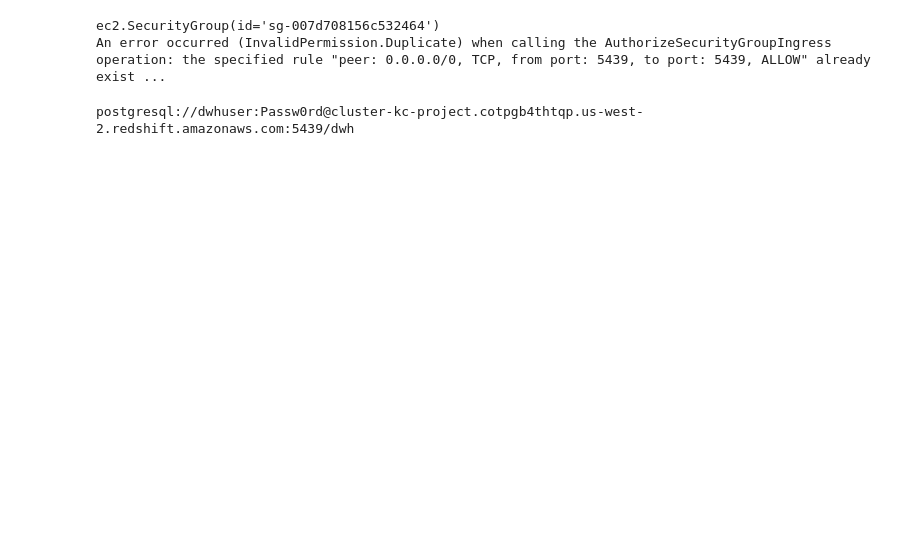
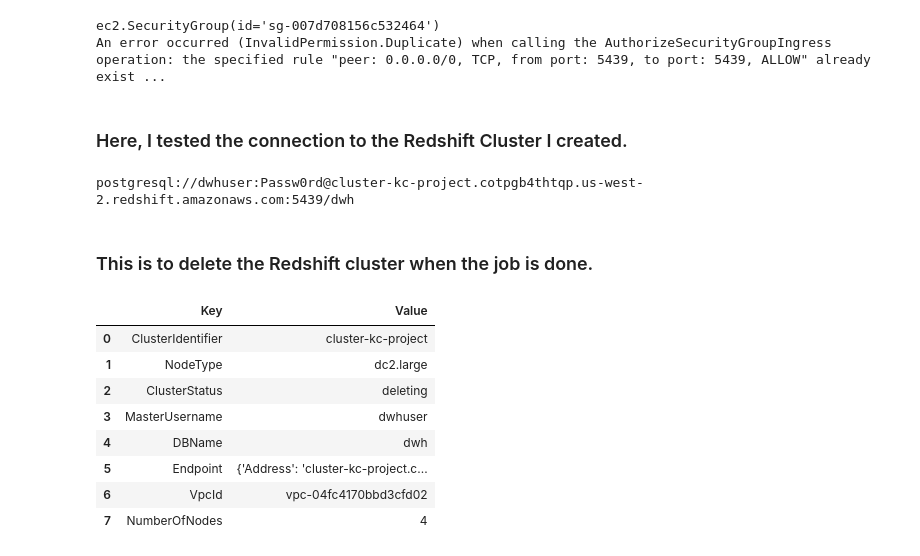
Before and after one commit to compileandrun/Udacity_DE_P1_Postgres, a Jupyter notebook: P3_AWS/project/aws_dw_project_aws_setup.ipynb, the cells around one changed output. Cells and saved outputs as stored; diff of their text form; code cells hidden in the pictures; blank space fills up the shorter version.

Commit message:
aws_cloud_project

```diff
--- a/P3_AWS/project/aws_dw_project_aws_setup.ipynb
+++ b/P3_AWS/project/aws_dw_project_aws_setup.ipynb
@@ -238,3 +239,5 @@ except Exception as e:
 # %% [output]
 ec2.SecurityGroup(id='sg-007d708156c532464')
 An error occurred (InvalidPermission.Duplicate) when calling the AuthorizeSecurityGroupIngress operation: the specified rule "peer: 0.0.0.0/0, TCP, from port: 5439, to port: 5439, ALLOW" already exist ...
+# %% [markdown]
+### Here, I tested the connection to the Redshift Cluster I created.
@@ -246,0 +253,16 @@ postgresql://dwhuser:Passw0rd@cluster-kc-project.cotpgb4thtqp.us-west-2.redshift
+# %% [markdown]
+### This is to delete the Redshift cluster when the job is done.
+# %%
+redshift.delete_cluster( ClusterIdentifier=HOST,  SkipFinalClusterSnapshot=True)
+myClusterProps = redshift.describe_clusters(ClusterIdentifier=HOST)['Clusters'][0]
+prettyRedshiftProps(myClusterProps)
+# %% [output]
+|  | Key | Value |
+| 0 | ClusterIdentifier | cluster-kc-project |
+| 1 | NodeType | dc2.large |
+| 2 | ClusterStatus | deleting |
+| 3 | MasterUsername | dwhuser |
+| 4 | DBName | dwh |
+| 5 | Endpoint | {'Address': 'cluster-kc-project.c... |
+| 6 | VpcId | vpc-04fc4170bbd3cfd02 |
+| 7 | NumberOfNodes | 4 |
```
Also changed, not shown: parts of 16 cells of this notebook, 5 other files.
